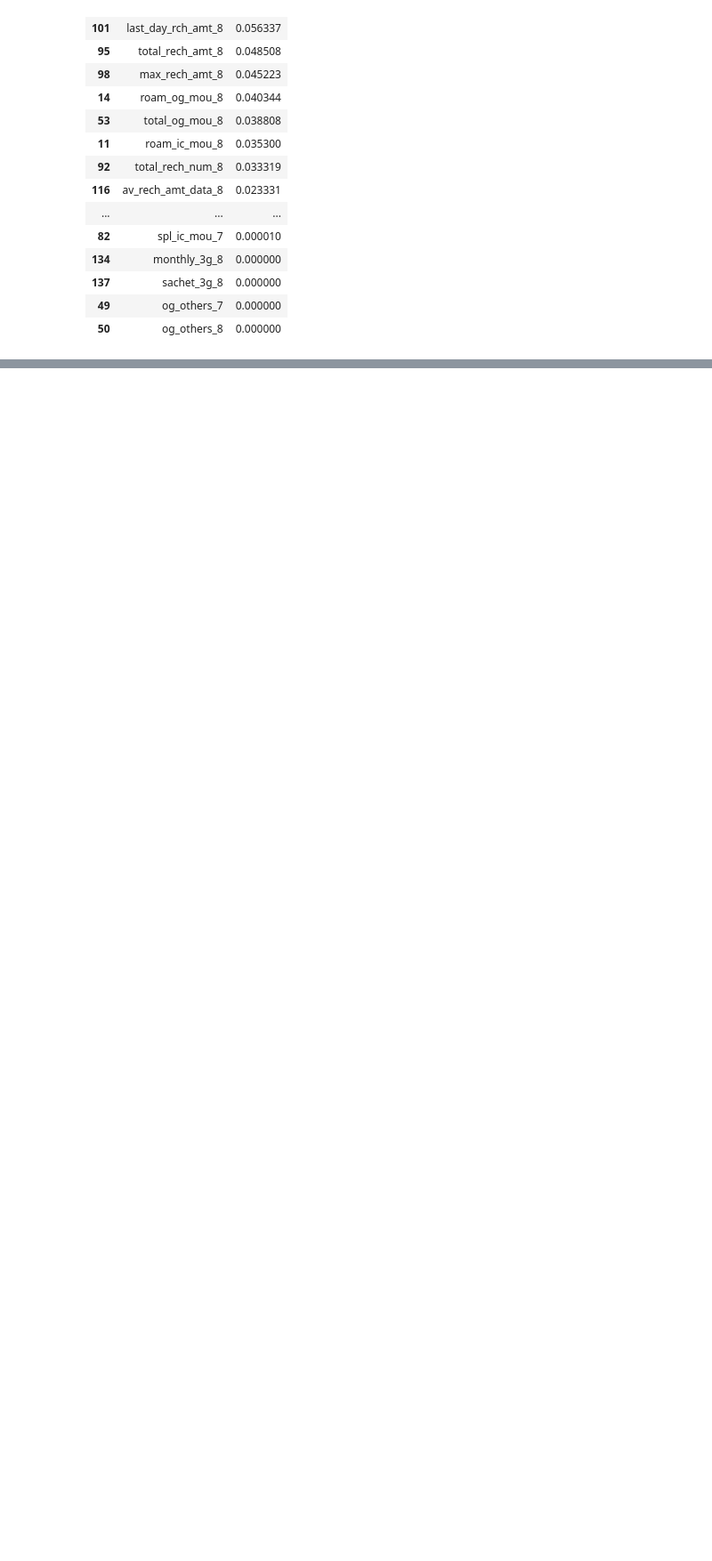
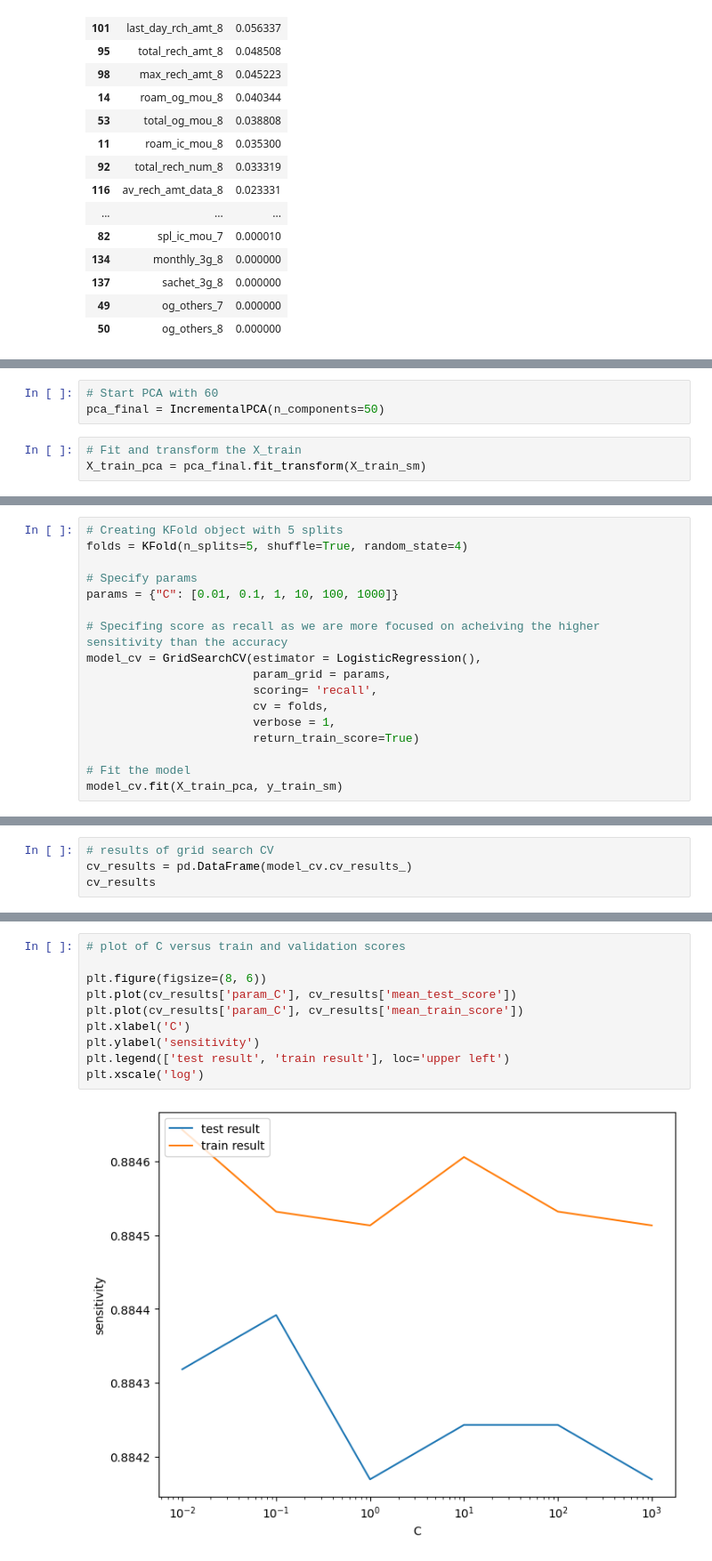
Before and after one commit to jays-26/temp-telcomchurm, a Jupyter notebook: Telecom Churn Case Study.ipynb, the cells around one changed output, grey strips where cells are left out. Shown at 89% size. Drawn from its saved outputs; the diff is of its cells as text; blank space fills up the shorter version.

```diff
--- a/Telecom Churn Case Study.ipynb
+++ b/Telecom Churn Case Study.ipynb
@@ -1542,0 +1588,6 @@ imp_df.sort_values(by="Imp", ascending=False)
+# %%
+# Start PCA with 60
+pca_final = IncrementalPCA(n_components=50)
+# %%
+# Fit and transform the X_train
+X_train_pca = pca_final.fit_transform(X_train_sm)
@@ -1542,0 +1619,17 @@ imp_df.sort_values(by="Imp", ascending=False)
+# %%
+# Creating KFold object with 5 splits
+folds = KFold(n_splits=5, shuffle=True, random_state=4)
+
+# Specify params
+params = {"C": [0.01, 0.1, 1, 10, 100, 1000]}
+
+# Specifing score as recall as we are more focused on acheiving the higher sensitivity than the accuracy
+model_cv = GridSearchCV(estimator = LogisticRegression(),
+                        param_grid = params,
+                        scoring= 'recall',
+                        cv = folds,
+                        verbose = 1,
+                        return_train_score=True)
+
+# Fit the model
+model_cv.fit(X_train_pca, y_train_sm)
@@ -1542,0 +1642,4 @@ imp_df.sort_values(by="Imp", ascending=False)
+# %%
+# results of grid search CV
+cv_results = pd.DataFrame(model_cv.cv_results_)
+cv_results
@@ -1542,0 +1655,12 @@ imp_df.sort_values(by="Imp", ascending=False)
+# %%
+# plot of C versus train and validation scores
+
+plt.figure(figsize=(8, 6))
+plt.plot(cv_results['param_C'], cv_results['mean_test_score'])
+plt.plot(cv_results['param_C'], cv_results['mean_train_score'])
+plt.xlabel('C')
+plt.ylabel('sensitivity')
+plt.legend(['test result', 'train result'], loc='upper left')
+plt.xscale('log')
+# %% [output]
+[figure, added]
```
Also changed, not shown: parts of 35 cells of this notebook.
